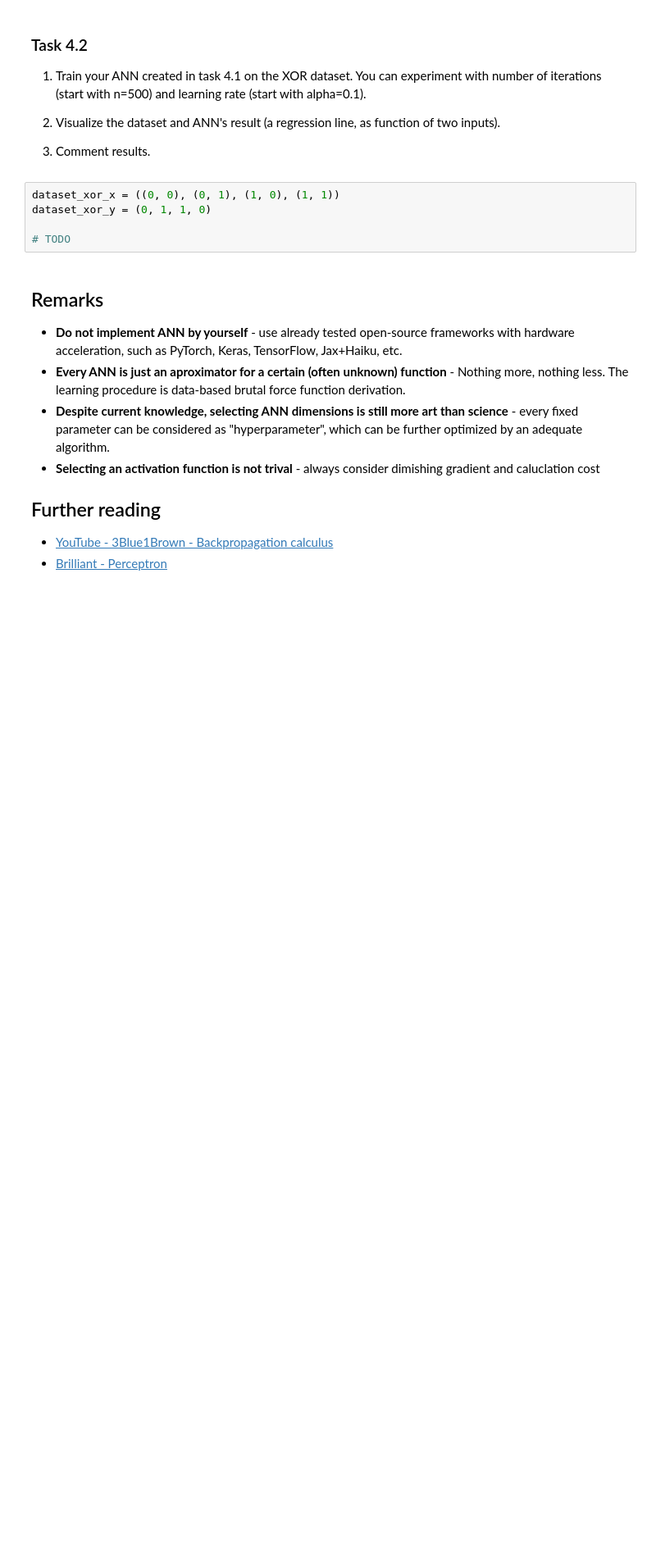
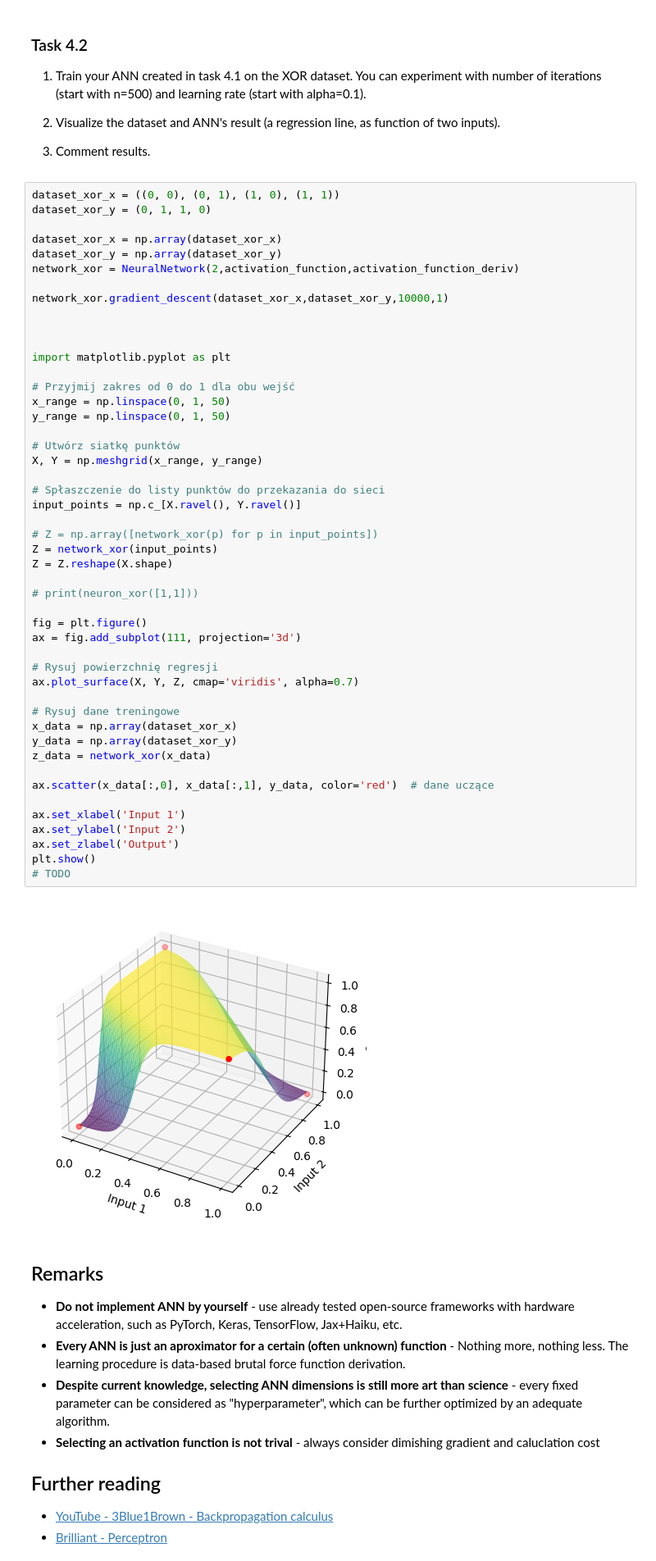
Before and after one commit to pawelzeja098/ML-Labs, a Jupyter notebook: lab11_NeuralNetworks/ml_ann_introduction_v4.1.ipynb, the cells around one changed output. Shown at 82% size. Saved outputs shown, nothing was run; the diff lists cells and outputs as text; blank space fills up the shorter version.

```diff
--- a/lab11_NeuralNetworks/ml_ann_introduction_v4.1.ipynb
+++ b/lab11_NeuralNetworks/ml_ann_introduction_v4.1.ipynb
@@ -613,8 +658,53 @@ class NeuralNetwork:
 # %%
 dataset_xor_x = ((0, 0), (0, 1), (1, 0), (1, 1))
 dataset_xor_y = (0, 1, 1, 0)
 
+dataset_xor_x = np.array(dataset_xor_x)
+dataset_xor_y = np.array(dataset_xor_y)
+network_xor = NeuralNetwork(2,activation_function,activation_function_deriv)
+
+network_xor.gradient_descent(dataset_xor_x,dataset_xor_y,10000,1)
+
+
+
+import matplotlib.pyplot as plt
+
+# Przyjmij zakres od 0 do 1 dla obu wejść
+x_range = np.linspace(0, 1, 50)
+y_range = np.linspace(0, 1, 50)
+
+# Utwórz siatkę punktów
+X, Y = np.meshgrid(x_range, y_range)
+
+# Spłaszczenie do listy punktów do przekazania do sieci
+input_points = np.c_[X.ravel(), Y.ravel()]
+
+# Z = np.array([network_xor(p) for p in input_points])
+Z = network_xor(input_points)
+Z = Z.reshape(X.shape)
+
+# print(neuron_xor([1,1]))
+
+fig = plt.figure()
+ax = fig.add_subplot(111, projection='3d')
+
+# Rysuj powierzchnię regresji
+ax.plot_surface(X, Y, Z, cmap='viridis', alpha=0.7)
+
+# Rysuj dane treningowe
+x_data = np.array(dataset_xor_x)
+y_data = np.array(dataset_xor_y)
+z_data = network_xor(x_data)
+
+ax.scatter(x_data[:,0], x_data[:,1], y_data, color='red')  # dane uczące
+
+ax.set_xlabel('Input 1')
+ax.set_ylabel('Input 2')
+ax.set_zlabel('Output')
+plt.show()
 # TODO
+# %% [output]
+[figure, added]
 # %% [markdown]
 ## Remarks
 * **Do not implement ANN by yourself** - use already tested open-source frameworks with hardware acceleration, such as PyTorch, Keras, TensorFlow, Jax+Haiku, etc.
```
Also changed, not shown: parts of 5 cells of this notebook.
